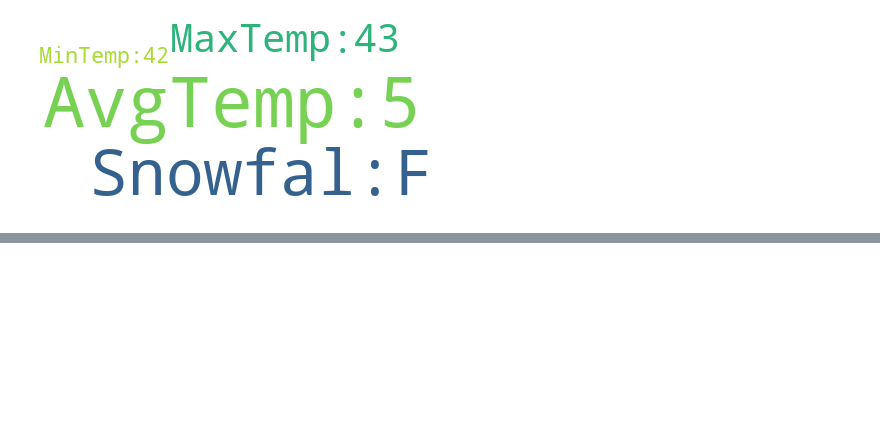
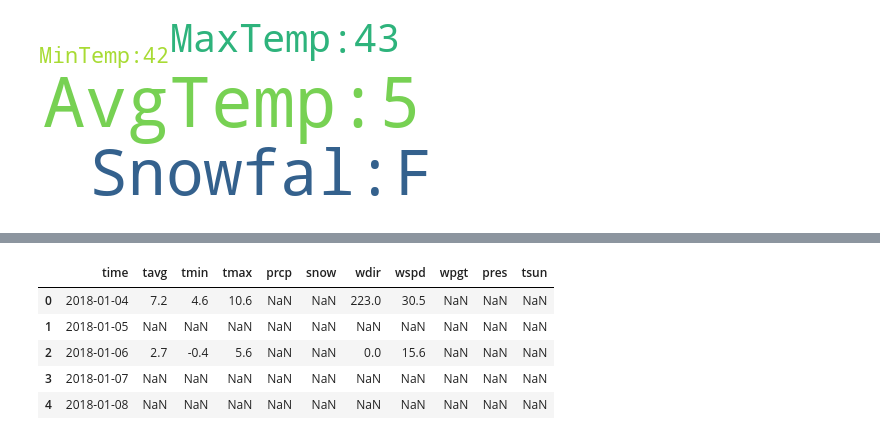
Before and after one commit to tekritesh/bio-mos, a Jupyter notebook: dashboard/visualization_2.ipynb, the cells around one changed output, grey strips where cells are left out. Saved outputs shown, nothing was run; the diff lists cells and outputs as text; code cells hidden in the pictures; blank space fills up the shorter version.

Commit message:
[climate]added time series place holder

```diff
--- a/dashboard/visualization_2.ipynb
+++ b/dashboard/visualization_2.ipynb
@@ -571,0 +579,25 @@ df
+# %%
+from meteostat import Point, Daily
+
+start = dt.datetime(2018, 1, 1)
+end = dt.datetime(2018, 12, 31)
+
+        # start = start_date.value.strftime('%Y-%m-%d')
+        # end = end_date.value.strftime('%Y-%m-%d')
+
+        # Create Point for Vancouver, BC
+#         pt = Point(df.loc[0,'decimalLatitude'], df.loc[0,'decimalLongitude'], 0)
+pt = Point(53.033981, -1.380991, 0)
+
+        # Get daily data for 2018
+data = Daily(pt, start, end)
+data = data.fetch().reset_index(level=0)
+
+data.head()
+# %% [output]
+|  | time | tavg | tmin | tmax | prcp | snow | wdir | wspd | wpgt | pres | tsun |
+| 0 | 2018-01-04 | 7.2 | 4.6 | 10.6 | NaN | NaN | 223.0 | 30.5 | NaN | NaN | NaN |
+| 1 | 2018-01-05 | NaN | NaN | NaN | NaN | NaN | NaN | NaN | NaN | NaN | NaN |
+| 2 | 2018-01-06 | 2.7 | -0.4 | 5.6 | NaN | NaN | 0.0 | 15.6 | NaN | NaN | NaN |
+| 3 | 2018-01-07 | NaN | NaN | NaN | NaN | NaN | NaN | NaN | NaN | NaN | NaN |
+| 4 | 2018-01-08 | NaN | NaN | NaN | NaN | NaN | NaN | NaN | NaN | NaN | NaN |
```
Also changed, not shown: parts of 6 cells of this notebook, 1 other file.
